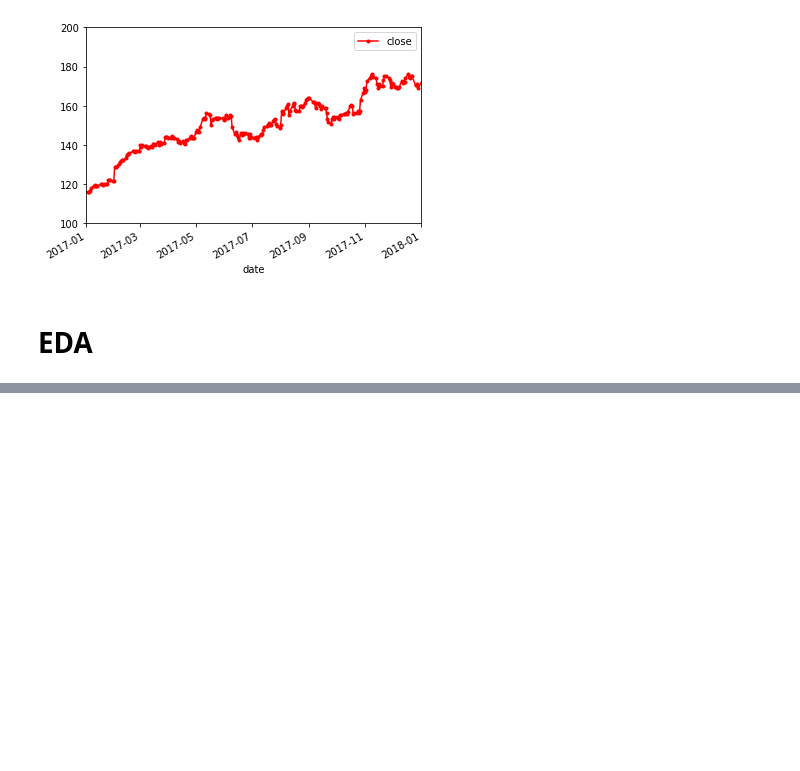
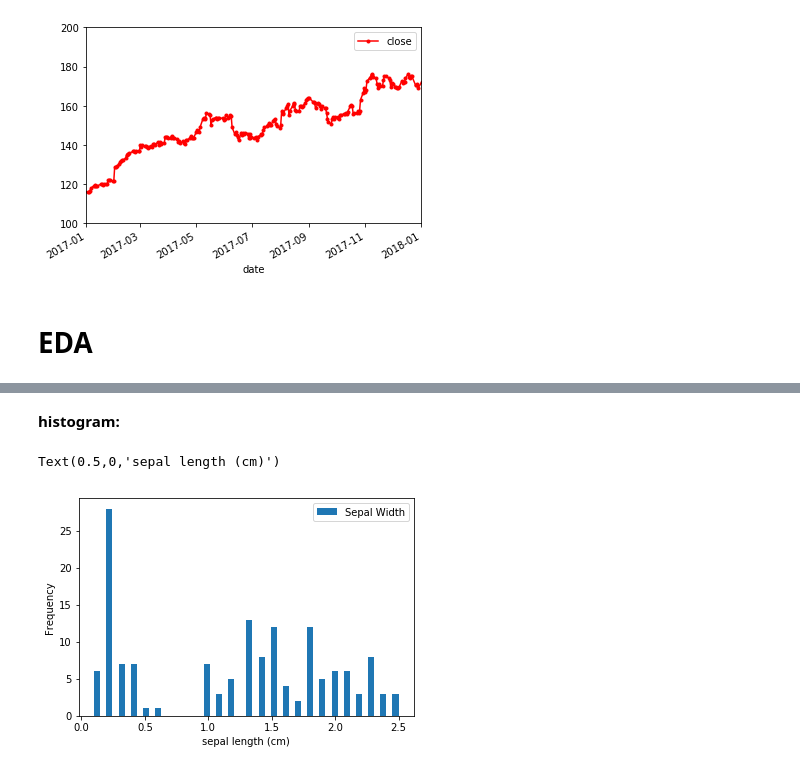
Before and after one commit to fagan2888/My-Practice, a Jupyter notebook: Python/Python Overview - pandas.ipynb, the cells around one changed output, grey strips where cells are left out. Cells and saved outputs as stored; diff of their text form; code cells hidden in the pictures; blank space fills up the shorter version.

```diff
--- a/Python/Python Overview - pandas.ipynb
+++ b/Python/Python Overview - pandas.ipynb
@@ -1071,0 +1099,8 @@ plt.savefig('aapl.jpg')
+# %% [markdown]
+**histogram:**
+# %%
+data.plot(kind='hist', y='Sepal Width', bins=50)
+plt.xlabel('sepal length (cm)')
+# %% [output]
+Text(0.5,0,'sepal length (cm)')
+[figure, added]
```
Also changed, not shown: parts of 116 cells of this notebook.
